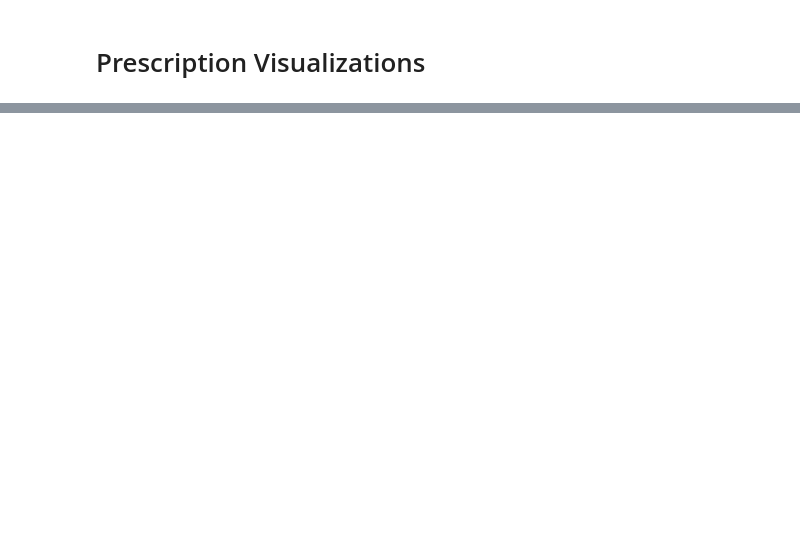
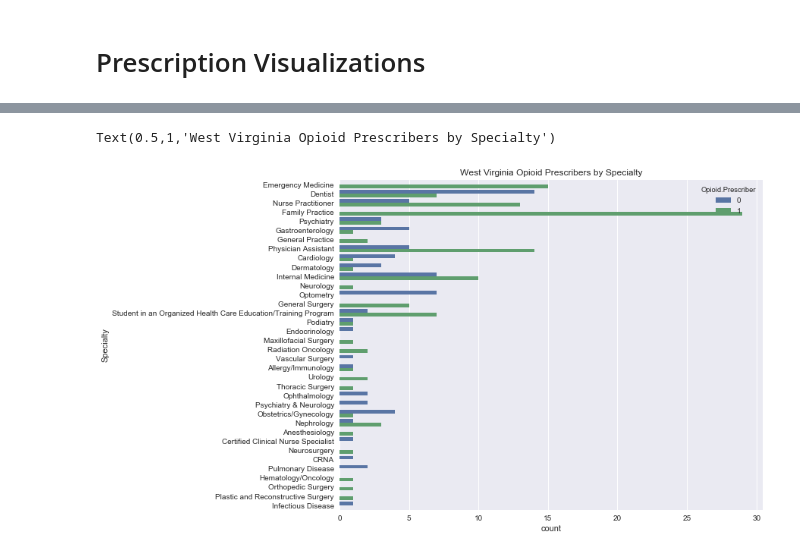
Before and after one commit to ryatchak/springboard, a Jupyter notebook: sandbox/us_opiatedata_kaggle.ipynb, the cells around one changed output, grey strips where cells are left out. Cells and saved outputs as stored; diff of their text form; code cells hidden in the pictures; blank space fills up the shorter version.

```diff
--- a/sandbox/us_opiatedata_kaggle.ipynb
+++ b/sandbox/us_opiatedata_kaggle.ipynb
@@ -294,0 +329,8 @@ nd_prescribers = prescribers.loc[prescribers['Abbrev']=='ND'] # prescribers of l
+# %%
+plt.subplots(figsize=(10,8))
+
+wv_opioid_prescribers_byspecialty = sns.countplot(y='Specialty', hue = 'Opioid.Prescriber', data = wv_prescribers)
+wv_opioid_prescribers_byspecialty.set_title('West Virginia Opioid Prescribers by Specialty')
+# %% [output]
+Text(0.5,1,'West Virginia Opioid Prescribers by Specialty')
+[figure, added]
```
Also changed, not shown: parts of 7 cells of this notebook.
